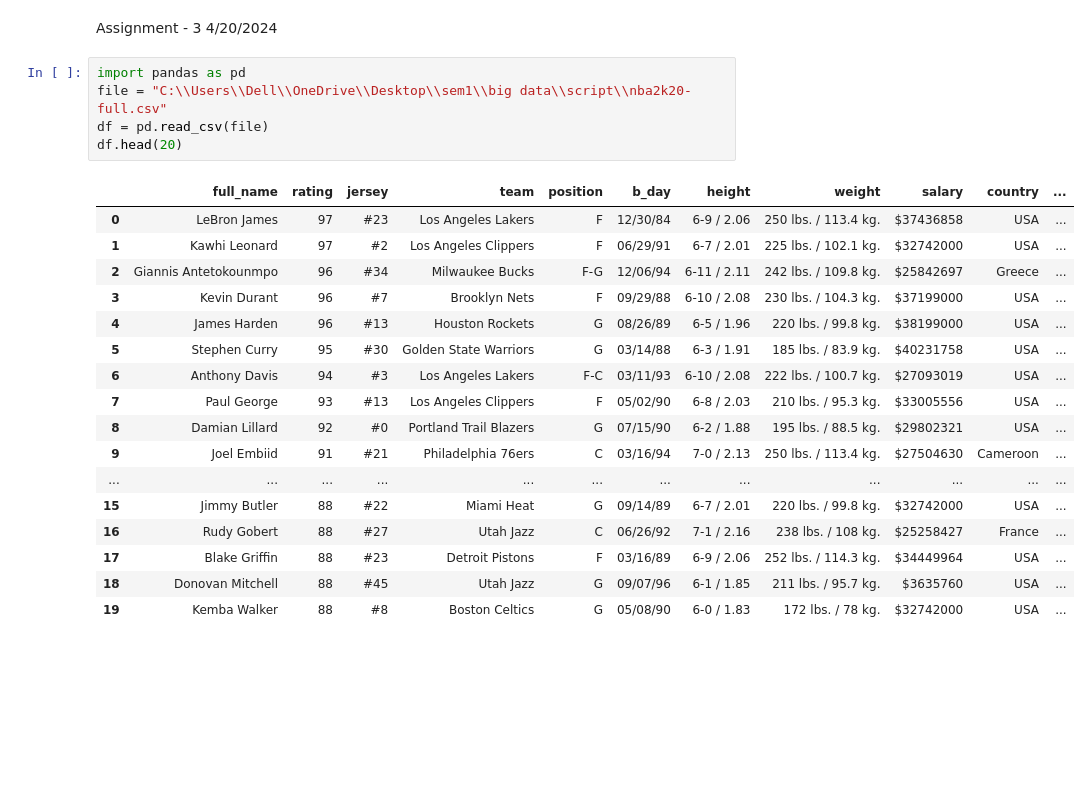
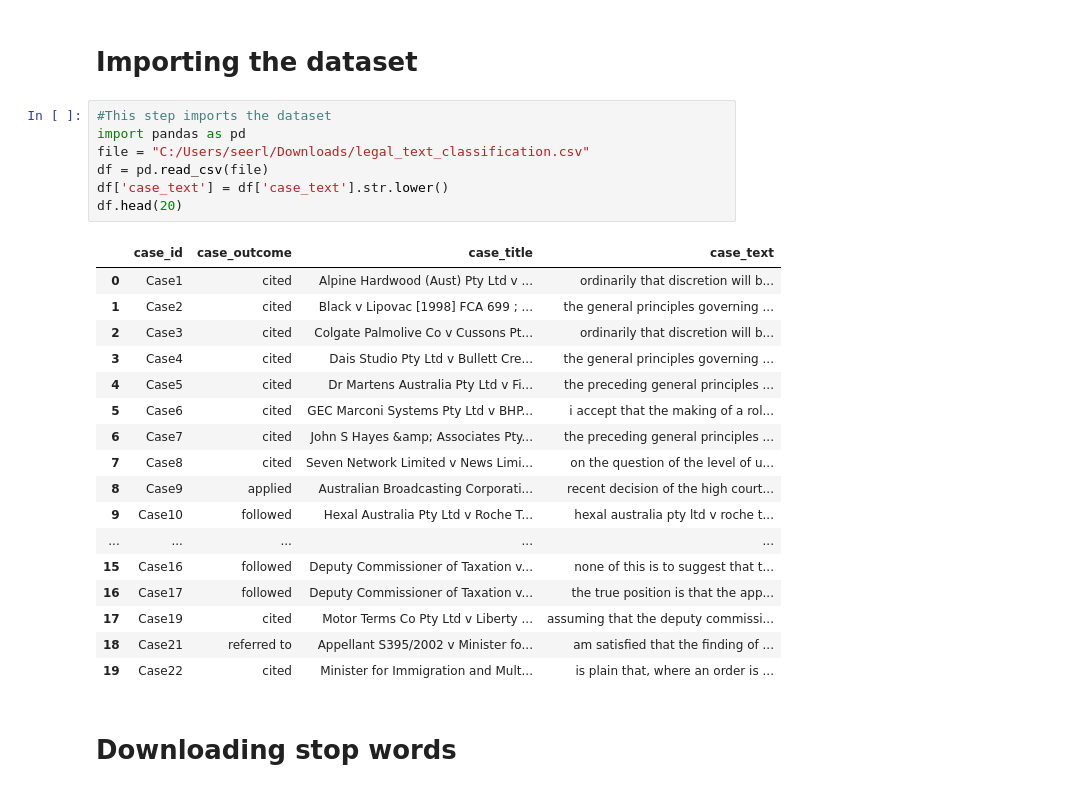
Before and after one commit to kp26053112/Text-Based-Analysis, a Jupyter notebook: Assignment3_4:20:2024.ipynb, the cells around one changed output. Drawn from its saved outputs; the diff is of its cells as text; blank space fills up the shorter version.

```diff
--- a/Assignment3_4:20:2024.ipynb
+++ b/Assignment3_4:20:2024.ipynb
@@ -1,27 +1,30 @@
-# %% [markdown]
-
-Assignment - 3 4/20/2024
+# %% [markdown]
+# Importing the dataset
 # %%
+#This step imports the dataset
 import pandas as pd
-file = "C:\\Users\\Dell\\OneDrive\\Desktop\\sem1\\big data\\script\\nba2k20-full.csv"
+file = "C:/Users/seerl/Downloads/legal_text_classification.csv"
 df = pd.read_csv(file)
+df['case_text'] = df['case_text'].str.lower()
 df.head(20)
 # %% [output]
-|  | full_name | rating | jersey | team | position | b_day | height | weight | salary | country | ... |
-| 0 | LeBron James | 97 | #23 | Los Angeles Lakers | F | 12/30/84 | 6-9 / 2.06 | 250 lbs. / 113.4 kg. | $37436858 | USA | ... |
-| 1 | Kawhi Leonard | 97 | #2 | Los Angeles Clippers | F | 06/29/91 | 6-7 / 2.01 | 225 lbs. / 102.1 kg. | $32742000 | USA | ... |
-| 2 | Giannis Antetokounmpo | 96 | #34 | Milwaukee Bucks | F-G | 12/06/94 | 6-11 / 2.11 | 242 lbs. / 109.8 kg. | $25842697 | Greece | ... |
-| 3 | Kevin Durant | 96 | #7 | Brooklyn Nets | F | 09/29/88 | 6-10 / 2.08 | 230 lbs. / 104.3 kg. | $37199000 | USA | ... |
-| 4 | James Harden | 96 | #13 | Houston Rockets | G | 08/26/89 | 6-5 / 1.96 | 220 lbs. / 99.8 kg. | $38199000 | USA | ... |
-| 5 | Stephen Curry | 95 | #30 | Golden State Warriors | G | 03/14/88 | 6-3 / 1.91 | 185 lbs. / 83.9 kg. | $40231758 | USA | ... |
-| 6 | Anthony Davis | 94 | #3 | Los Angeles Lakers | F-C | 03/11/93 | 6-10 / 2.08 | 222 lbs. / 100.7 kg. | $27093019 | USA | ... |
-| 7 | Paul George | 93 | #13 | Los Angeles Clippers | F | 05/02/90 | 6-8 / 2.03 | 210 lbs. / 95.3 kg. | $33005556 | USA | ... |
-| 8 | Damian Lillard | 92 | #0 | Portland Trail Blazers | G | 07/15/90 | 6-2 / 1.88 | 195 lbs. / 88.5 kg. | $29802321 | USA | ... |
-| 9 | Joel Embiid | 91 | #21 | Philadelphia 76ers | C | 03/16/94 | 7-0 / 2.13 | 250 lbs. / 113.4 kg. | $27504630 | Cameroon | ... |
-| ... | ... | ... | ... | ... | ... | ... | ... | ... | ... | ... | ... |
-| 15 | Jimmy Butler | 88 | #22 | Miami Heat | G | 09/14/89 | 6-7 / 2.01 | 220 lbs. / 99.8 kg. | $32742000 | USA | ... |
-| 16 | Rudy Gobert | 88 | #27 | Utah Jazz | C | 06/26/92 | 7-1 / 2.16 | 238 lbs. / 108 kg. | $25258427 | France | ... |
-| 17 | Blake Griffin | 88 | #23 | Detroit Pistons | F | 03/16/89 | 6-9 / 2.06 | 252 lbs. / 114.3 kg. | $34449964 | USA | ... |
-| 18 | Donovan Mitchell | 88 | #45 | Utah Jazz | G | 09/07/96 | 6-1 / 1.85 | 211 lbs. / 95.7 kg. | $3635760 | USA | ... |
-| 19 | Kemba Walker | 88 | #8 | Boston Celtics | G | 05/08/90 | 6-0 / 1.83 | 172 lbs. / 78 kg. | $32742000 | USA | ... |
+|  | case_id | case_outcome | case_title | case_text |
+| 0 | Case1 | cited | Alpine Hardwood (Aust) Pty Ltd v ... | ordinarily that discretion will b... |
+| 1 | Case2 | cited | Black v Lipovac [1998] FCA 699 ; ... | the general principles governing ... |
+| 2 | Case3 | cited | Colgate Palmolive Co v Cussons Pt... | ordinarily that discretion will b... |
+| 3 | Case4 | cited | Dais Studio Pty Ltd v Bullett Cre... | the general principles governing ... |
+| 4 | Case5 | cited | Dr Martens Australia Pty Ltd v Fi... | the preceding general principles ... |
+| 5 | Case6 | cited | GEC Marconi Systems Pty Ltd v BHP... | i accept that the making of a rol... |
+| 6 | Case7 | cited | John S Hayes &amp; Associates Pty... | the preceding general principles ... |
+| 7 | Case8 | cited | Seven Network Limited v News Limi... | on the question of the level of u... |
+| 8 | Case9 | applied | Australian Broadcasting Corporati... | recent decision of the high court... |
+| 9 | Case10 | followed | Hexal Australia Pty Ltd v Roche T... | hexal australia pty ltd v roche t... |
+| ... | ... | ... | ... | ... |
+| 15 | Case16 | followed | Deputy Commissioner of Taxation v... | none of this is to suggest that t... |
+| 16 | Case17 | followed | Deputy Commissioner of Taxation v... | the true position is that the app... |
+| 17 | Case19 | cited | Motor Terms Co Pty Ltd v Liberty ... | assuming that the deputy commissi... |
+| 18 | Case21 | referred to | Appellant S395/2002 v Minister fo... | am satisfied that the finding of ... |
+| 19 | Case22 | cited | Minister for Immigration and Mult... | is plain that, where an order is ... |
+# %% [markdown]
+# Downloading stop words
 # %%
```
Also changed, not shown: parts of 40 cells of this notebook.
